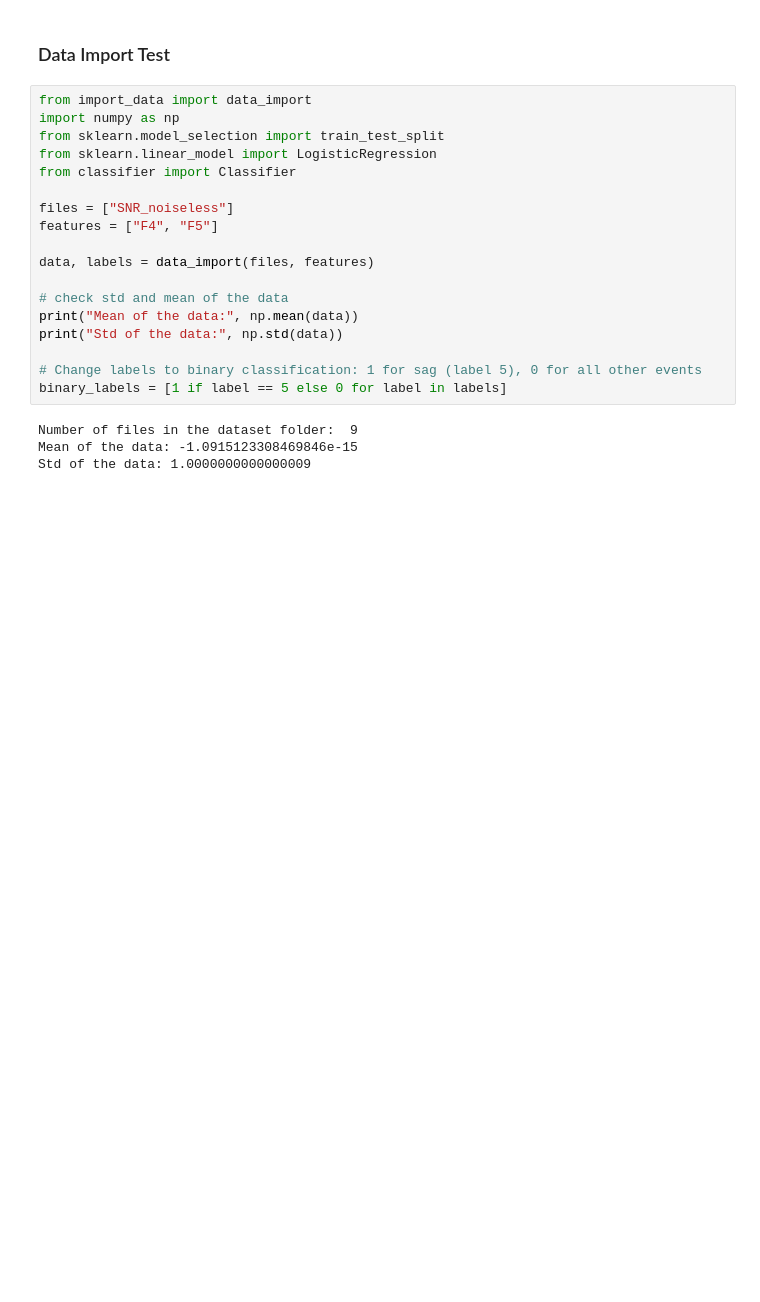
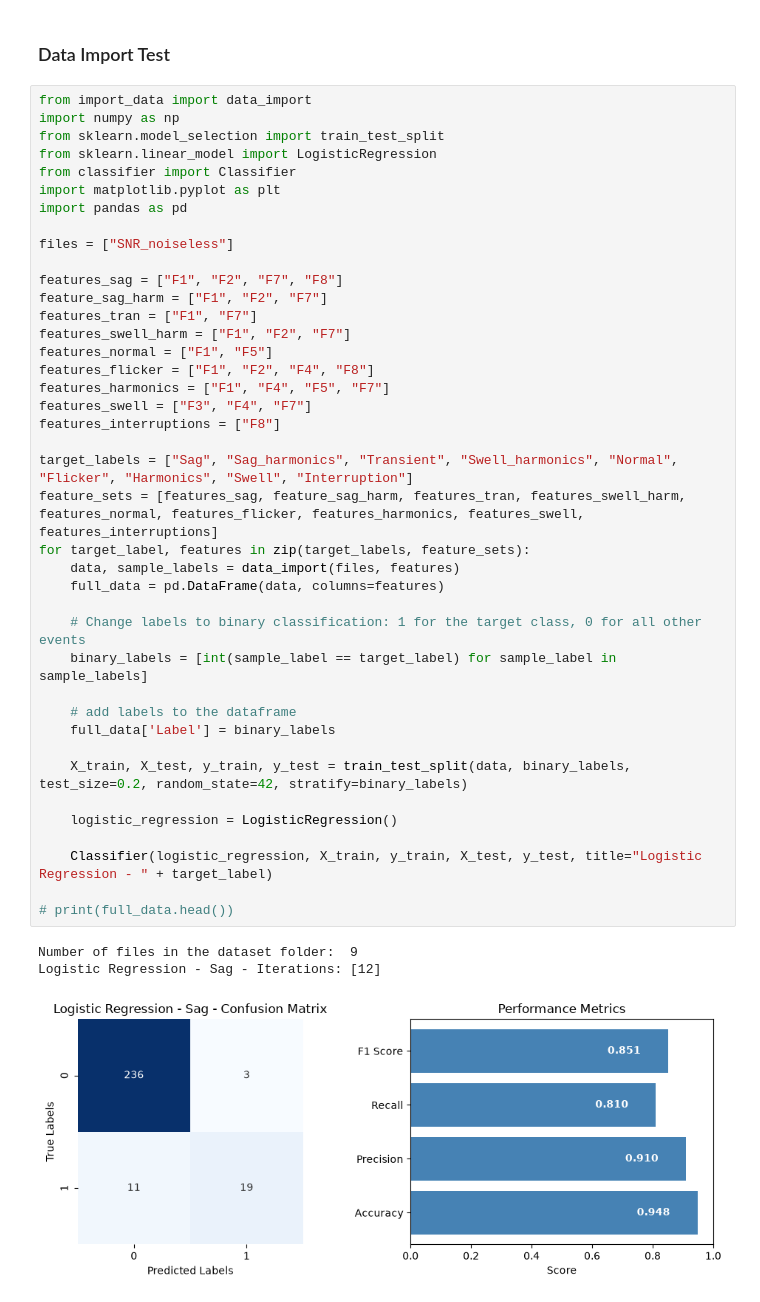
Before and after one commit to Kibestar/EE4C12---Machine-Learning-Project, a Jupyter notebook: Code/01 Task/sag_vs_all.ipynb, the cells around one changed output. Saved outputs shown, nothing was run; the diff lists cells and outputs as text; blank space fills up the shorter version.

```diff
--- a/Code/01 Task/sag_vs_all.ipynb
+++ b/Code/01 Task/sag_vs_all.ipynb
@@ -3,22 +3,44 @@
 # %%
 from import_data import data_import
 import numpy as np
 from sklearn.model_selection import train_test_split
 from sklearn.linear_model import LogisticRegression
 from classifier import Classifier
+import matplotlib.pyplot as plt
+import pandas as pd
 
 files = ["SNR_noiseless"]
-features = ["F4", "F5"]
 
-data, labels = data_import(files, features)
+features_sag = ["F1", "F2", "F7", "F8"]
+feature_sag_harm = ["F1", "F2", "F7"]
+features_tran = ["F1", "F7"]
+features_swell_harm = ["F1", "F2", "F7"]
+features_normal = ["F1", "F5"]
+features_flicker = ["F1", "F2", "F4", "F8"]
+features_harmonics = ["F1", "F4", "F5", "F7"]
+features_swell = ["F3", "F4", "F7"]
+features_interruptions = ["F8"]
 
-# check std and mean of the data
-print("Mean of the data:", np.mean(data))
-print("Std of the data:", np.std(data))
+target_labels = ["Sag", "Sag_harmonics", "Transient", "Swell_harmonics", "Normal", "Flicker", "Harmonics", "Swell", "Interruption"]
+feature_sets = [features_sag, feature_sag_harm, features_tran, features_swell_harm, features_normal, features_flicker, features_harmonics, features_swell, features_interruptions]
+for target_label, features in zip(target_labels, feature_sets):
+    data, sample_labels = data_import(files, features)
+    full_data = pd.DataFrame(data, columns=features)
 
-# Change labels to binary classification: 1 for sag (label 5), 0 for all other events
-binary_labels = [1 if label == 5 else 0 for label in labels]
+    # Change labels to binary classification: 1 for the target class, 0 for all other events
+    binary_labels = [int(sample_label == target_label) for sample_label in sample_labels]
+
+    # add labels to the dataframe
+    full_data['Label'] = binary_labels
+
+    X_train, X_test, y_train, y_test = train_test_split(data, binary_labels, test_size=0.2, random_state=42, stratify=binary_labels)
+
+    logistic_regression = LogisticRegression()
+
+    Classifier(logistic_regression, X_train, y_train, X_test, y_test, title="Logistic Regression - " + target_label)
+
+# print(full_data.head())
 # %% [output]
 Number of files in the dataset folder:  9
-Mean of the data: -1.0915123308469846e-15
-Std of the data: 1.0000000000000009
+Logistic Regression - Sag - Iterations: [12]
+[figure, added]
```
Also changed, not shown: parts of 2 cells of this notebook, 3 other files.
